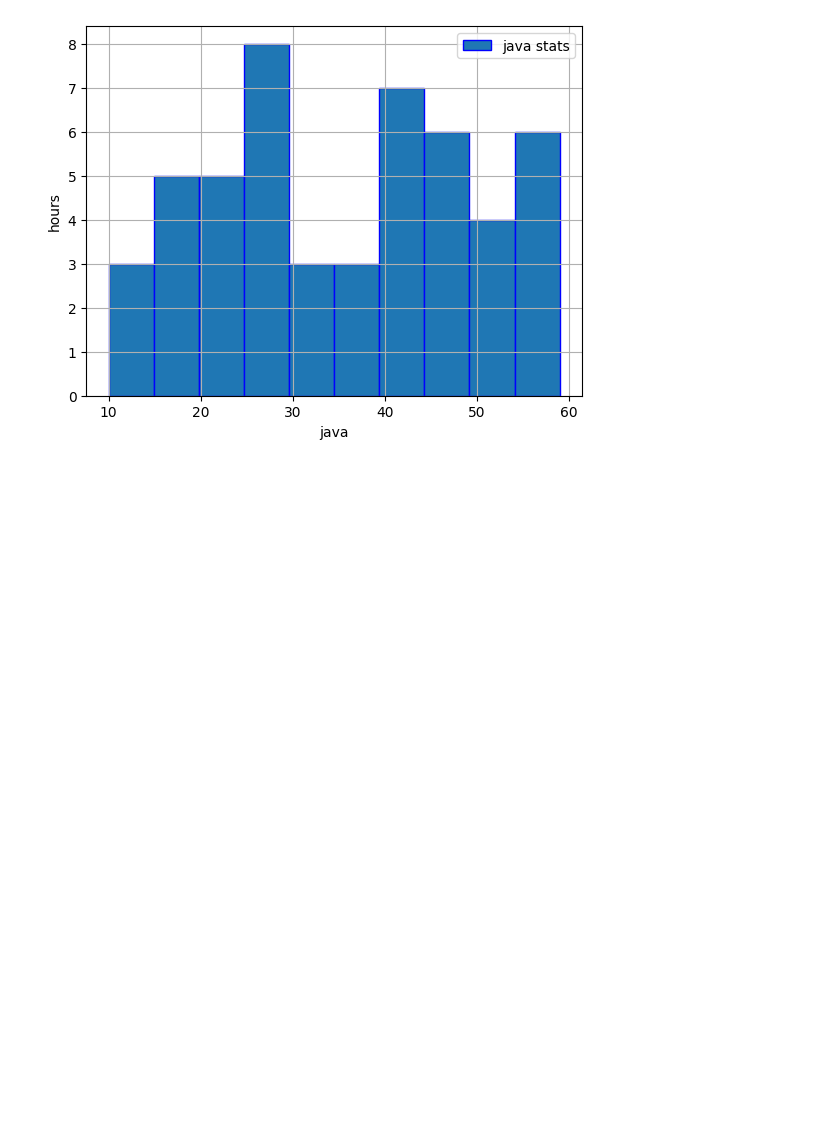
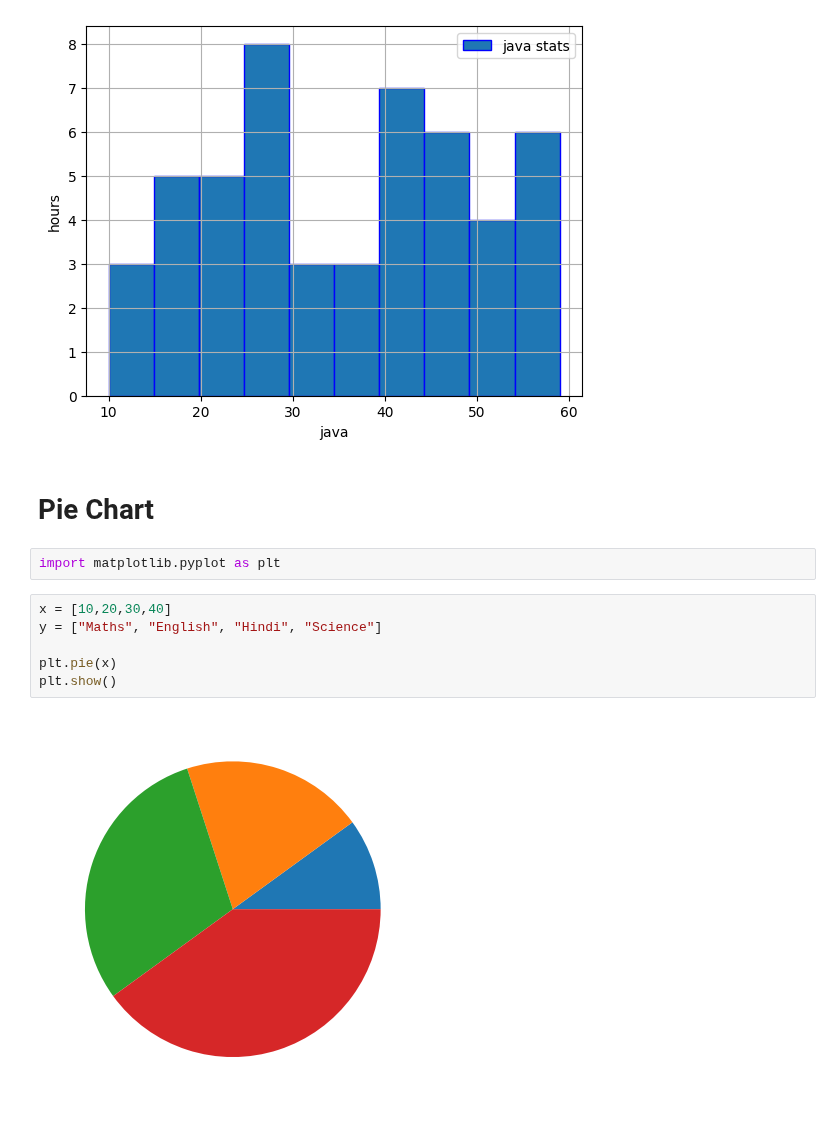
Before and after one commit to Tanay-Dwivedi/DADS-practice, a Jupyter notebook: Python/Matplotlib/matplotlib_practice1.ipynb, the cells around one changed output. Cells and saved outputs as stored; diff of their text form; blank space fills up the shorter version.

Commit message:
matplotlib practice

```diff
--- a/Python/Matplotlib/matplotlib_practice1.ipynb
+++ b/Python/Matplotlib/matplotlib_practice1.ipynb
@@ -352,3 +352,15 @@ plt.legend()
 plt.show()
 # %% [output]
 [figure]
+# %% [markdown]
+# Pie Chart
+# %%
+import matplotlib.pyplot as plt
+# %%
+x = [10,20,30,40]
+y = ["Maths", "English", "Hindi", "Science"]
+
+plt.pie(x)
+plt.show()
+# %% [output]
+[figure, added]
```
Also changed, not shown: parts of 8 cells of this notebook.
